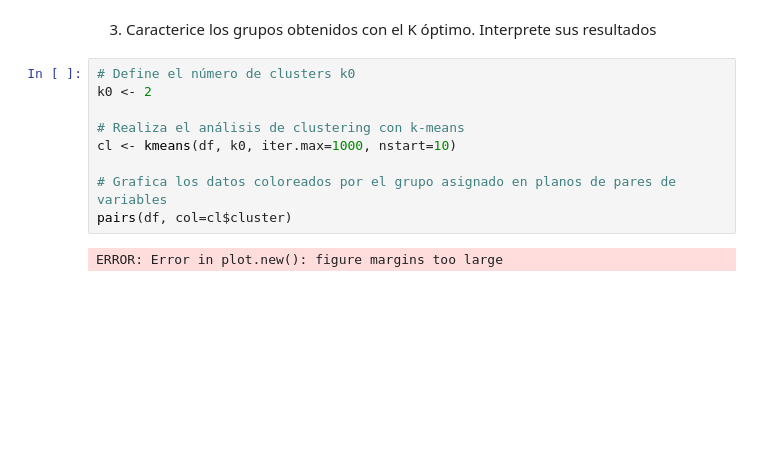
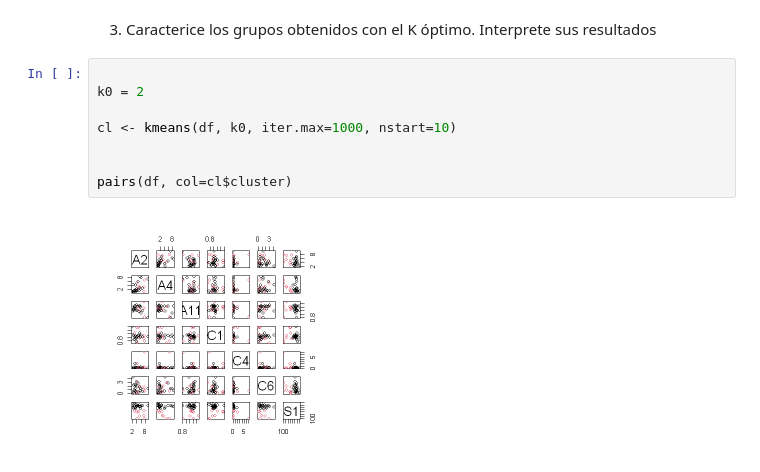
Before and after one commit to Nicol-Huaiquil/INFO257_PCA, a Jupyter notebook: Clustering/K-Means/Clustering_Notebook1.ipynb, the cells around one changed output. Drawn from its saved outputs; the diff is of its cells as text; blank space fills up the shorter version.

```diff
--- a/Clustering/K-Means/Clustering_Notebook1.ipynb
+++ b/Clustering/K-Means/Clustering_Notebook1.ipynb
@@ -279,13 +287,12 @@ fviz_nbclust(df, kmeans, method = "wss")
 # %% [markdown]
 3. Caracterice los grupos obtenidos con el K óptimo. Interprete sus resultados
 # %%
-# Define el número de clusters k0
-k0 <- 2
 
-# Realiza el análisis de clustering con k-means
+k0 = 2
+
 cl <- kmeans(df, k0, iter.max=1000, nstart=10)
 
-# Grafica los datos coloreados por el grupo asignado en planos de pares de variables
+
 pairs(df, col=cl$cluster)
 # %% [output]
-ERROR: Error in plot.new(): figure margins too large
+[figure, added]
```
Also changed, not shown: parts of 11 cells of this notebook.
